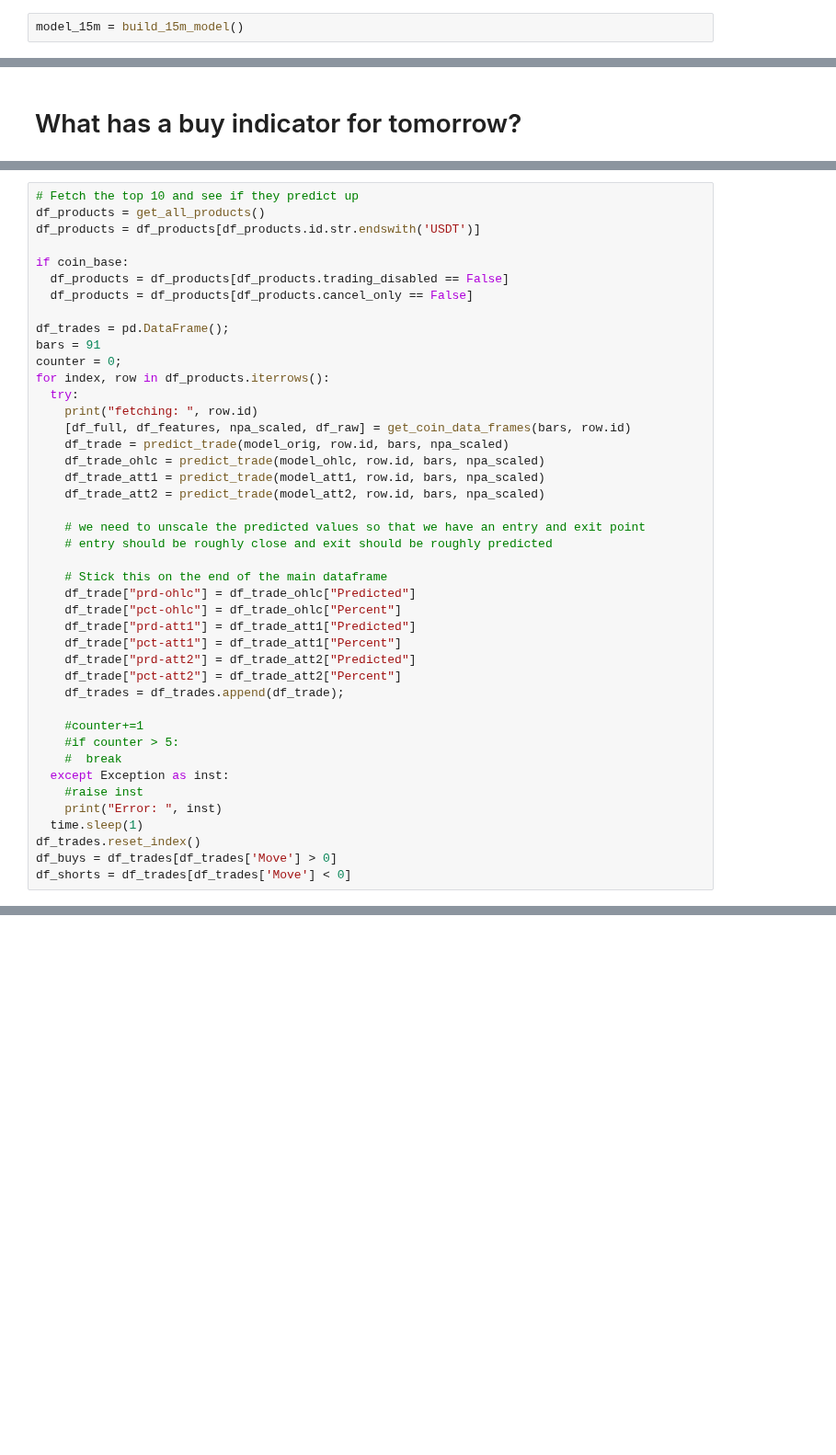
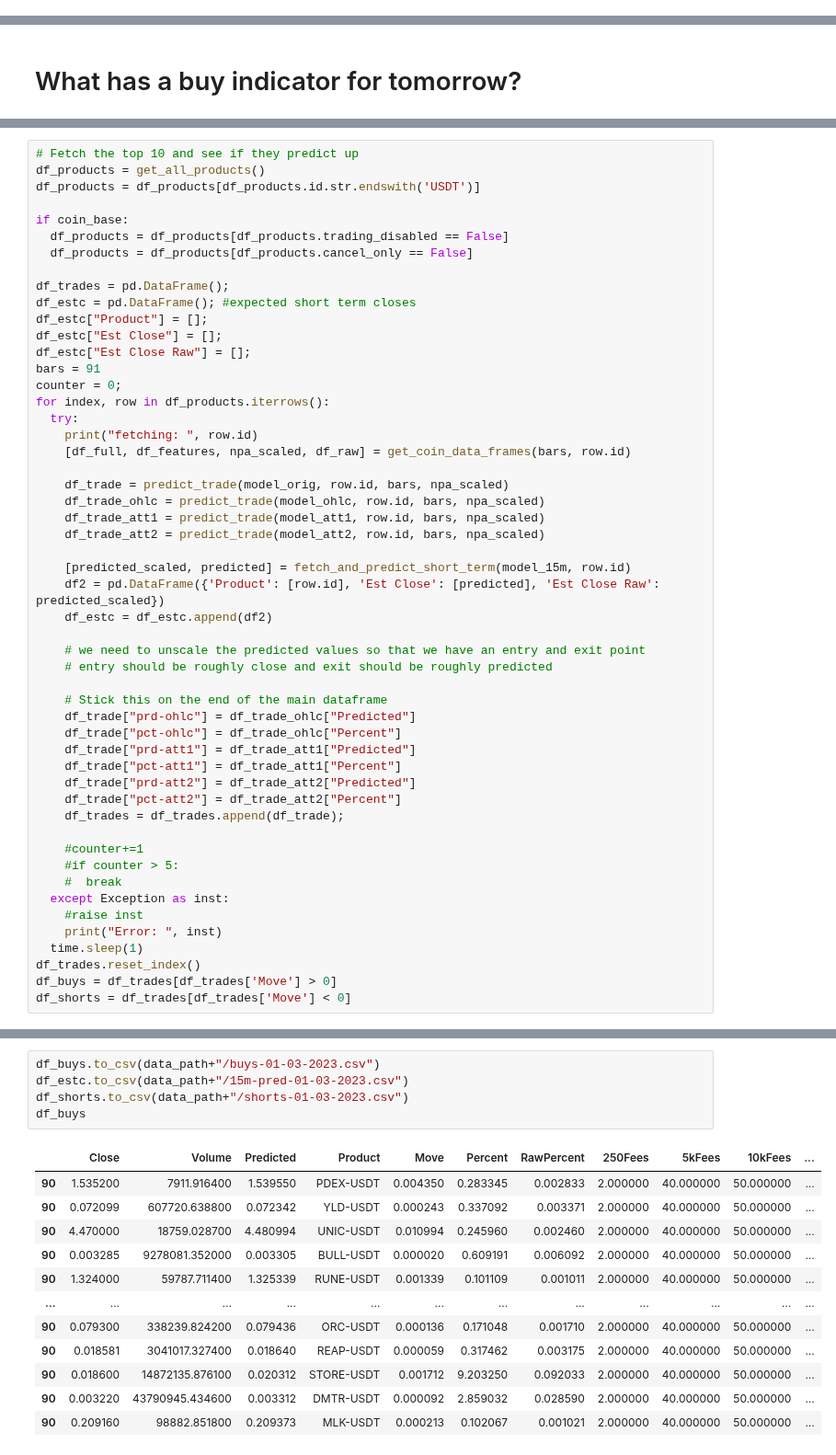
Before and after one commit to j03m/alfred, a Jupyter notebook: Coin_Predictions.ipynb, the cells around one changed output, grey strips where cells are left out. Shown at 92% size. Saved outputs shown, nothing was run; the diff lists cells and outputs as text; blank space fills up the shorter version.

Commit message:
polish 15 minute correlation model - helpful

```diff
--- a/Coin_Predictions.ipynb
+++ b/Coin_Predictions.ipynb
@@ -549,4 +568,2 @@ Profits: 7888.455457637146 4737.70206871736 7503.117363391886 2754.5922231649033
 # %% [markdown]
 ## backtest the 15m model
-# %%
-model_15m = build_15m_model()
@@ -608,16 +625,25 @@ if coin_base:
   df_products = df_products[df_products.cancel_only == False]
 
 df_trades = pd.DataFrame();
+df_estc = pd.DataFrame(); #expected short term closes
+df_estc["Product"] = [];
+df_estc["Est Close"] = [];
+df_estc["Est Close Raw"] = [];
 bars = 91
 counter = 0;
 for index, row in df_products.iterrows():
   try:
     print("fetching: ", row.id)
     [df_full, df_features, npa_scaled, df_raw] = get_coin_data_frames(bars, row.id)
+
     df_trade = predict_trade(model_orig, row.id, bars, npa_scaled)
     df_trade_ohlc = predict_trade(model_ohlc, row.id, bars, npa_scaled)
     df_trade_att1 = predict_trade(model_att1, row.id, bars, npa_scaled)
     df_trade_att2 = predict_trade(model_att2, row.id, bars, npa_scaled)
+
+    [predicted_scaled, predicted] = fetch_and_predict_short_term(model_15m, row.id)
+    df2 = pd.DataFrame({'Product': [row.id], 'Est Close': [predicted], 'Est Close Raw': predicted_scaled})
+    df_estc = df_estc.append(df2)
 
     # we need to unscale the predicted values so that we have an entry and exit point
     # entry should be roughly close and exit should be roughly predicted
@@ -643,0 +688,18 @@ df_shorts = df_trades[df_trades['Move'] < 0]
+# %%
+df_buys.to_csv(data_path+"/buys-01-03-2023.csv")
+df_estc.to_csv(data_path+"/15m-pred-01-03-2023.csv")
+df_shorts.to_csv(data_path+"/shorts-01-03-2023.csv")
+df_buys
+# %% [output]
+|  | Close | Volume | Predicted | Product | Move | Percent | RawPercent | 250Fees | 5kFees | 10kFees | ... |
+| 90 | 1.535200 | 7911.916400 | 1.539550 | PDEX-USDT | 0.004350 | 0.283345 | 0.002833 | 2.000000 | 40.000000 | 50.000000 | ... |
+| 90 | 0.072099 | 607720.638800 | 0.072342 | YLD-USDT | 0.000243 | 0.337092 | 0.003371 | 2.000000 | 40.000000 | 50.000000 | ... |
+| 90 | 4.470000 | 18759.028700 | 4.480994 | UNIC-USDT | 0.010994 | 0.245960 | 0.002460 | 2.000000 | 40.000000 | 50.000000 | ... |
+| 90 | 0.003285 | 9278081.352000 | 0.003305 | BULL-USDT | 0.000020 | 0.609191 | 0.006092 | 2.000000 | 40.000000 | 50.000000 | ... |
+| 90 | 1.324000 | 59787.711400 | 1.325339 | RUNE-USDT | 0.001339 | 0.101109 | 0.001011 | 2.000000 | 40.000000 | 50.000000 | ... |
+| ... | ... | ... | ... | ... | ... | ... | ... | ... | ... | ... | ... |
+| 90 | 0.079300 | 338239.824200 | 0.079436 | ORC-USDT | 0.000136 | 0.171048 | 0.001710 | 2.000000 | 40.000000 | 50.000000 | ... |
+| 90 | 0.018581 | 3041017.327400 | 0.018640 | REAP-USDT | 0.000059 | 0.317462 | 0.003175 | 2.000000 | 40.000000 | 50.000000 | ... |
+| 90 | 0.018600 | 14872135.876100 | 0.020312 | STORE-USDT | 0.001712 | 9.203250 | 0.092033 | 2.000000 | 40.000000 | 50.000000 | ... |
+| 90 | 0.003220 | 43790945.434600 | 0.003312 | DMTR-USDT | 0.000092 | 2.859032 | 0.028590 | 2.000000 | 40.000000 | 50.000000 | ... |
+| 90 | 0.209160 | 98882.851800 | 0.209373 | MLK-USDT | 0.000213 | 0.102067 | 0.001021 | 2.000000 | 40.000000 | 50.000000 | ... |
```
Also changed, not shown: parts of 16 cells of this notebook.
